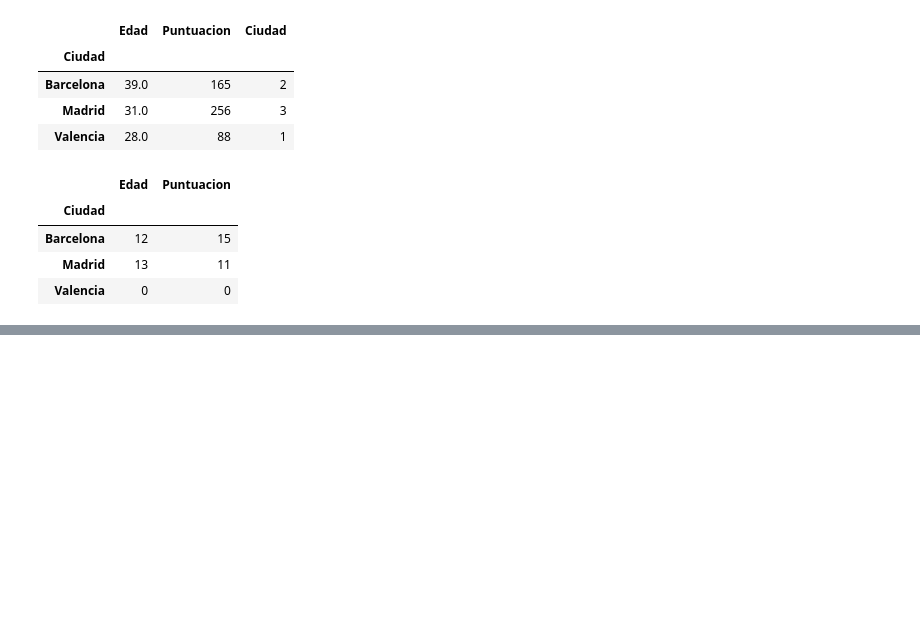
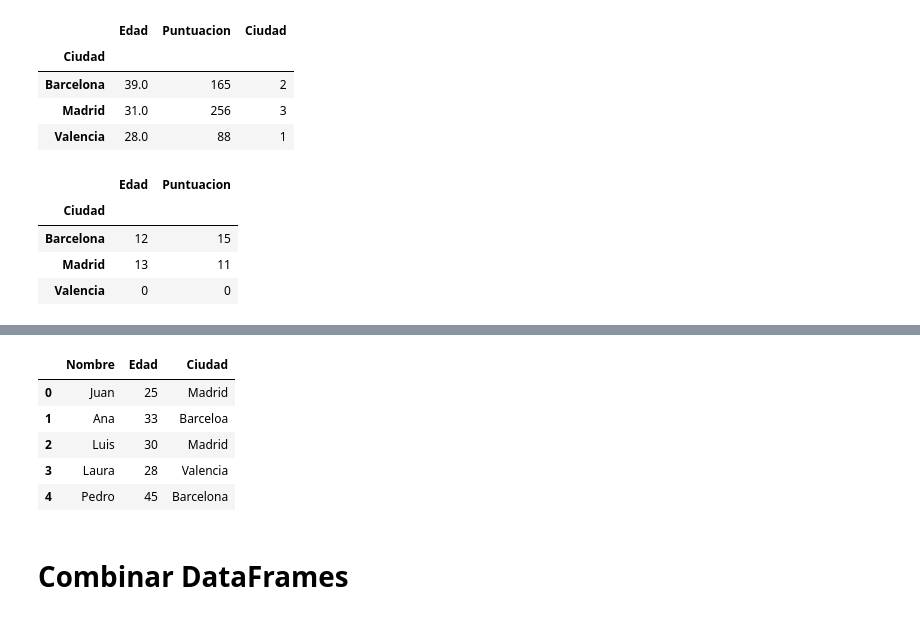
Before and after one commit to marcelonog/TheQuant, a Jupyter notebook: IntroPandas.ipynb, the cells around one changed output, grey strips where cells are left out. Drawn from its saved outputs; the diff is of its cells as text; code cells hidden in the pictures; blank space fills up the shorter version.

```diff
--- a/IntroPandas.ipynb
+++ b/IntroPandas.ipynb
@@ -338,0 +375,6 @@ aggregated_data_custom
+# %%
+data = {'Nombre':['Juan','Ana','Luis','Laura'],
+        'Edad':[25,33,30,28]
+       }
+df = pd.DataFrame(data)
+df
@@ -338,0 +387,3 @@ aggregated_data_custom
+# %%
+df['Ciudad'] = ['Madrid','Barceloa','Madrid','Valencia']
+df
@@ -338,0 +396,18 @@ aggregated_data_custom
+# %%
+# Generar una nueva fila
+nueva_fila = pd.Series({'Nombre':'Pedro','Edad':45,'Ciudad':'Barcelona'})
+
+# Agregar la nueva fila al DataFrame
+#.to_frame().T inserta como sila, sin .T insertará como columna
+# ignore_index=True generá automáticamente la numeración del índice, si fuese False el index sería 0 cero
+df = pd.concat([df, nueva_fila.to_frame().T], ignore_index=True)
+df
+# %% [output]
+|  | Nombre | Edad | Ciudad |
+| 0 | Juan | 25 | Madrid |
+| 1 | Ana | 33 | Barceloa |
+| 2 | Luis | 30 | Madrid |
+| 3 | Laura | 28 | Valencia |
+| 4 | Pedro | 45 | Barcelona |
+# %% [markdown]
+# Combinar DataFrames
```
Also changed, not shown: parts of 21 cells of this notebook, 1 other file.
